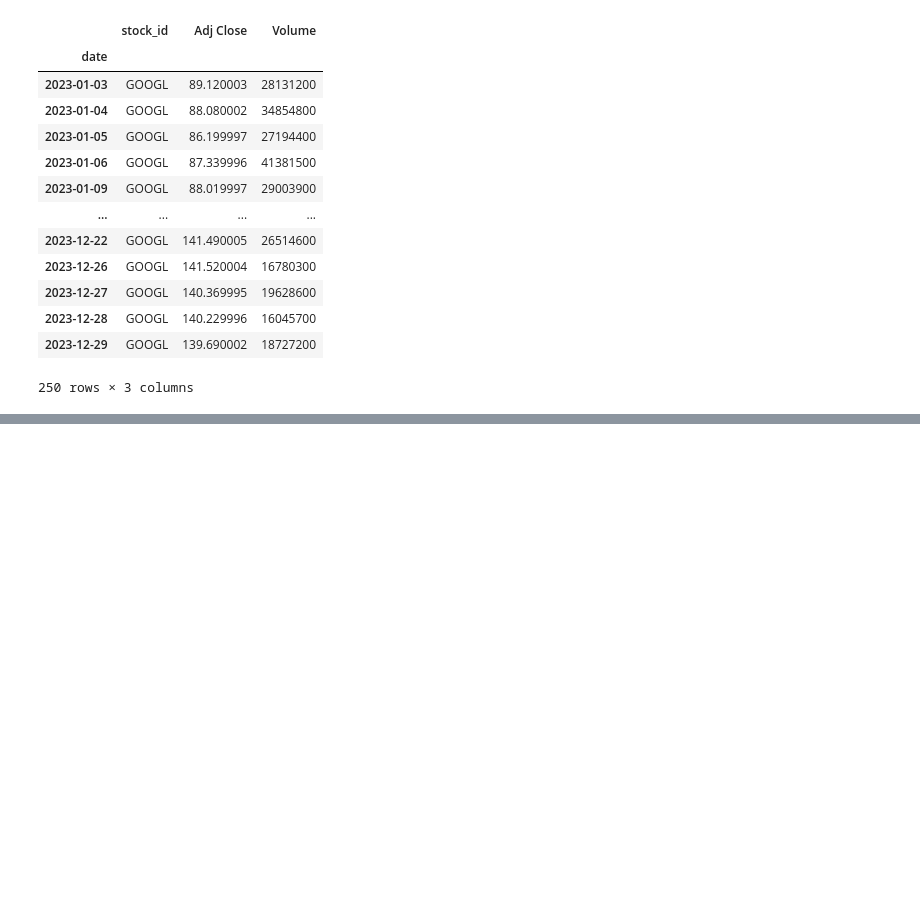
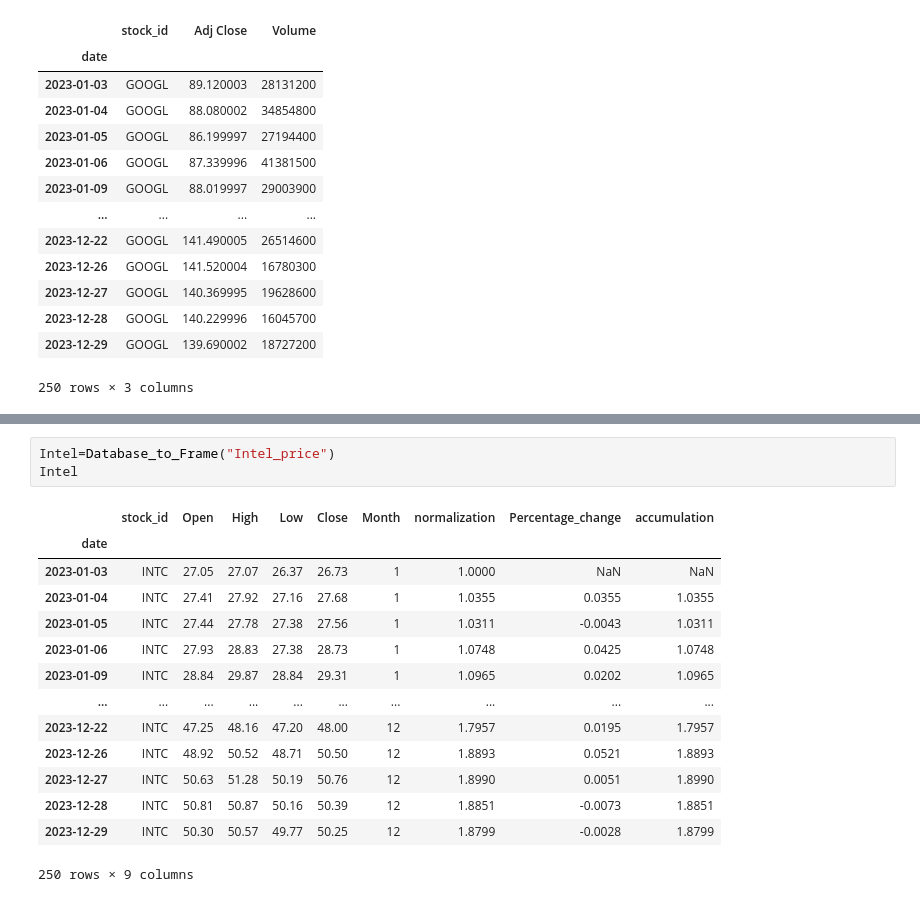
Before and after one commit to manalbayoumi/Project-3-data-engineering-Stock-Market, a Jupyter notebook: Part Two Database to Pandas.ipynb, the cells around one changed output, grey strips where cells are left out. Cells and saved outputs as stored; diff of their text form; blank space fills up the shorter version.

```diff
--- a/Part Two Database to Pandas.ipynb
+++ b/Part Two Database to Pandas.ipynb
@@ -105,0 +142,18 @@ Google_volume
+# %%
+Intel=Database_to_Frame("Intel_price")
+Intel
+# %% [output]
+|  | stock_id | Open | High | Low | Close | Month | normalization | Percentage_change | accumulation |
+| date |  |  |  |  |  |  |  |  |  |
+| 2023-01-03 | INTC | 27.05 | 27.07 | 26.37 | 26.73 | 1 | 1.0000 | NaN | NaN |
+| 2023-01-04 | INTC | 27.41 | 27.92 | 27.16 | 27.68 | 1 | 1.0355 | 0.0355 | 1.0355 |
+| 2023-01-05 | INTC | 27.44 | 27.78 | 27.38 | 27.56 | 1 | 1.0311 | -0.0043 | 1.0311 |
+| 2023-01-06 | INTC | 27.93 | 28.83 | 27.38 | 28.73 | 1 | 1.0748 | 0.0425 | 1.0748 |
+| 2023-01-09 | INTC | 28.84 | 29.87 | 28.84 | 29.31 | 1 | 1.0965 | 0.0202 | 1.0965 |
+| ... | ... | ... | ... | ... | ... | ... | ... | ... | ... |
+| 2023-12-22 | INTC | 47.25 | 48.16 | 47.20 | 48.00 | 12 | 1.7957 | 0.0195 | 1.7957 |
+| 2023-12-26 | INTC | 48.92 | 50.52 | 48.71 | 50.50 | 12 | 1.8893 | 0.0521 | 1.8893 |
+| 2023-12-27 | INTC | 50.63 | 51.28 | 50.19 | 50.76 | 12 | 1.8990 | 0.0051 | 1.8990 |
+| 2023-12-28 | INTC | 50.81 | 50.87 | 50.16 | 50.39 | 12 | 1.8851 | -0.0073 | 1.8851 |
+| 2023-12-29 | INTC | 50.30 | 50.57 | 49.77 | 50.25 | 12 | 1.8799 | -0.0028 | 1.8799 |
+250 rows × 9 columns
```
Also changed, not shown: parts of 16 cells of this notebook.
